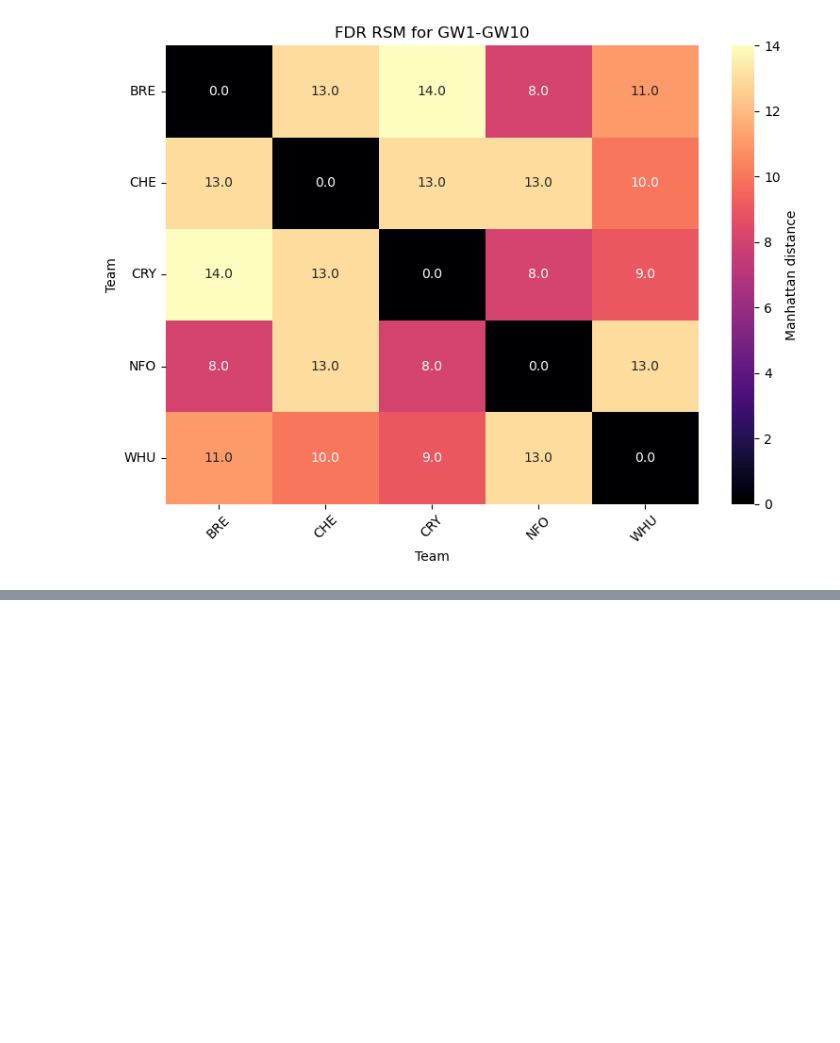
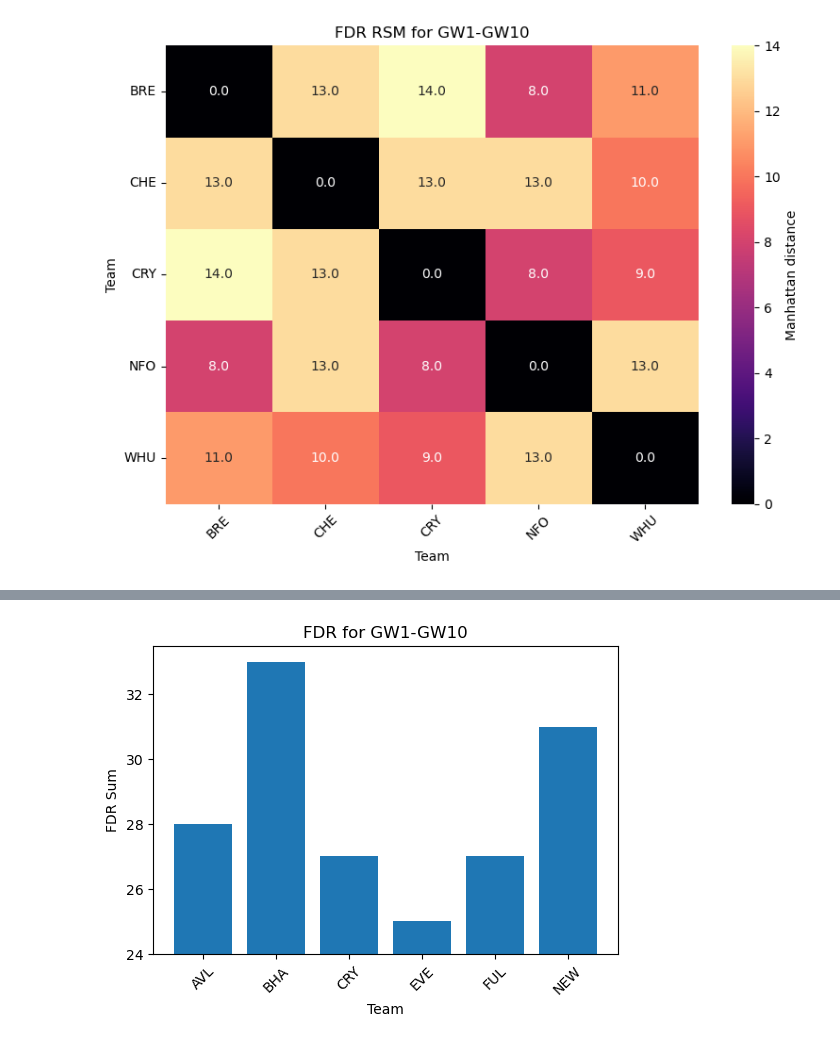
Before and after one commit to fajardgb/FPL-viz, a Jupyter notebook: GW_difficulty_viz/24-25/GW_FDR_RSM.ipynb, the cells around one changed output, grey strips where cells are left out. Cells and saved outputs as stored; diff of their text form; code cells hidden in the pictures; blank space fills up the shorter version.

```diff
--- a/GW_difficulty_viz/24-25/GW_FDR_RSM.ipynb
+++ b/GW_difficulty_viz/24-25/GW_FDR_RSM.ipynb
@@ -198,0 +212,5 @@ rdm_df = get_and_plot_fdr_rdm(fdr_df)
+# %%
+# select teams you want to look at
+teams = ['CRY', 'FUL', 'EVE', 'NEW', 'AVL', 'BHA']
+fdr_df = select_gw_team_subset(complete_fdr_df, gw_start=1, gw_end=10, teams=teams)
+fdr_df
@@ -198,0 +225,4 @@ rdm_df = get_and_plot_fdr_rdm(fdr_df)
+# %%
+plot_fdr_df(fdr_df)
+# %% [output]
+[figure, added]
```
Also changed, not shown: parts of 12 cells of this notebook.
